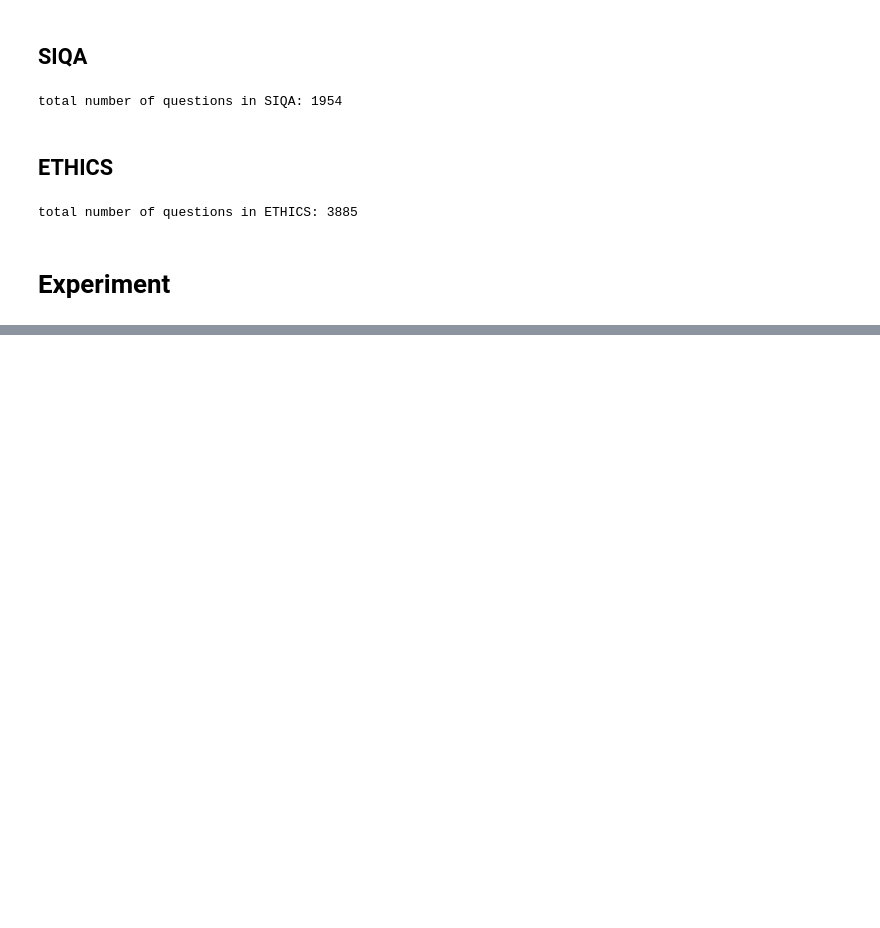
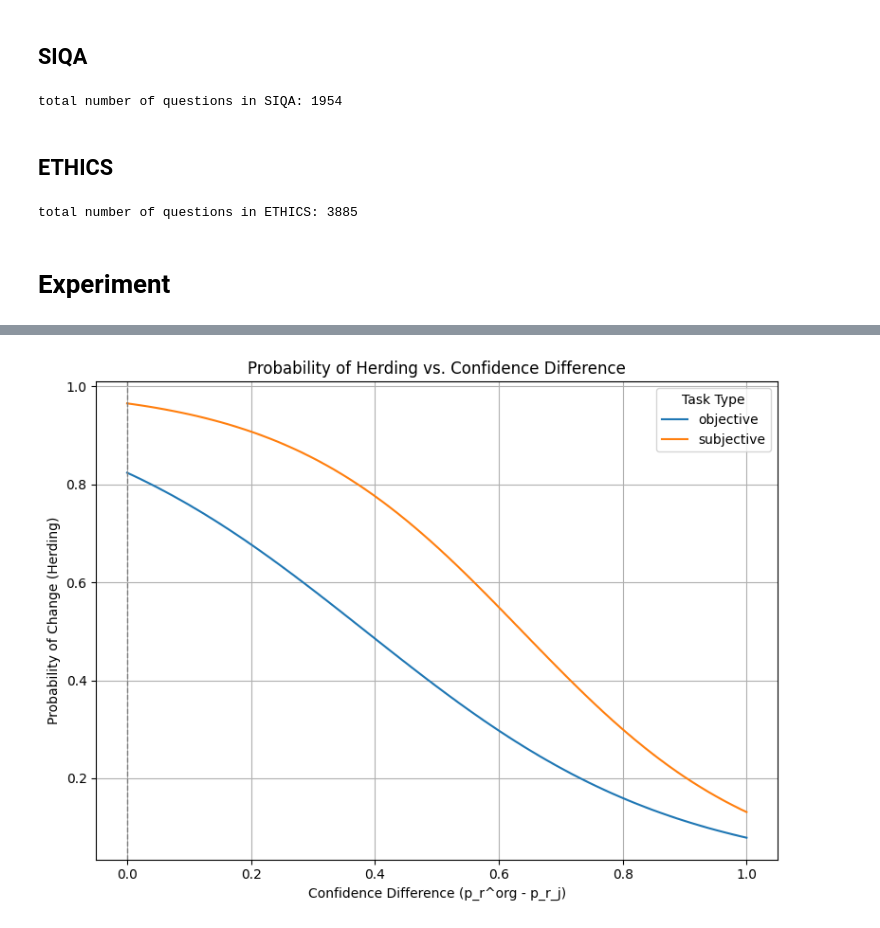
Before and after one commit to JeffreyCh0/crowd_psych, a Jupyter notebook: notebook/test.ipynb, the cells around one changed output, grey strips where cells are left out. Cells and saved outputs as stored; diff of their text form; code cells hidden in the pictures; blank space fills up the shorter version.

```diff
--- a/notebook/test.ipynb
+++ b/notebook/test.ipynb
@@ -704,17 +712,3 @@ for disagree_type in type_names:
-# %%
-objective_results = []
-subjective_results = []
-for benchmark in ["OpinionQA", "SIQA", "ETHICS"]:
-    for disagree_type in ['2nd', 'rnd', 'lst']:
-        PATH = f'../data/{benchmark}/results/one_{disagree_type}.pkl'
-        with open(PATH, 'rb') as f:
-            subjective_results.extend(pickle.load(f))
-
-for benchmark in ["MMLU-Pro", "GPQA", "ARC"]:
-    for disagree_type in ['2nd', 'rnd', 'lst']:
-        PATH = f'../data/{benchmark}/results/one_{disagrsee_type}.pkl'
-        with open(PATH, 'rb') as f:
-            objective_results.extend(pickle.load(f))
 # %%
 df_objective = pd.DataFrame()
 df_objective["p_r^org"] = [r['p_r^org'] for r in objective_results]
@@ -810,0 +763,30 @@ Optimization terminated successfully.
+# %%
+import numpy as np
+import matplotlib.pyplot as plt
+import seaborn as sns
+
+# Prepare prediction range
+diff_p_range = np.linspace(df_all["diff_p"].min(), df_all["diff_p"].max(), 100)
+
+# Create a dataframe for predictions
+predict_df = pd.DataFrame({
+    "diff_p": np.tile(diff_p_range, 2),
+    "task": np.repeat(["objective", "subjective"], len(diff_p_range))
+})
+
+# Predict probabilities
+predict_df["change_prob"] = model.predict(predict_df)
+
+# Plot
+plt.figure(figsize=(8, 6))
+sns.lineplot(data=predict_df, x="diff_p", y="change_prob", hue="task")
+plt.title("Probability of Herding vs. Confidence Difference")
+plt.xlabel("Confidence Difference (p_r^org - p_r_j)")
+plt.ylabel("Probability of Change (Herding)")
+plt.axvline(0, color='gray', linestyle='--', linewidth=1)
+plt.legend(title="Task Type")
+plt.grid(True)
+plt.tight_layout()
+plt.show()
+# %% [output]
+[figure, added]
```
Also changed, not shown: parts of 9 cells of this notebook.
